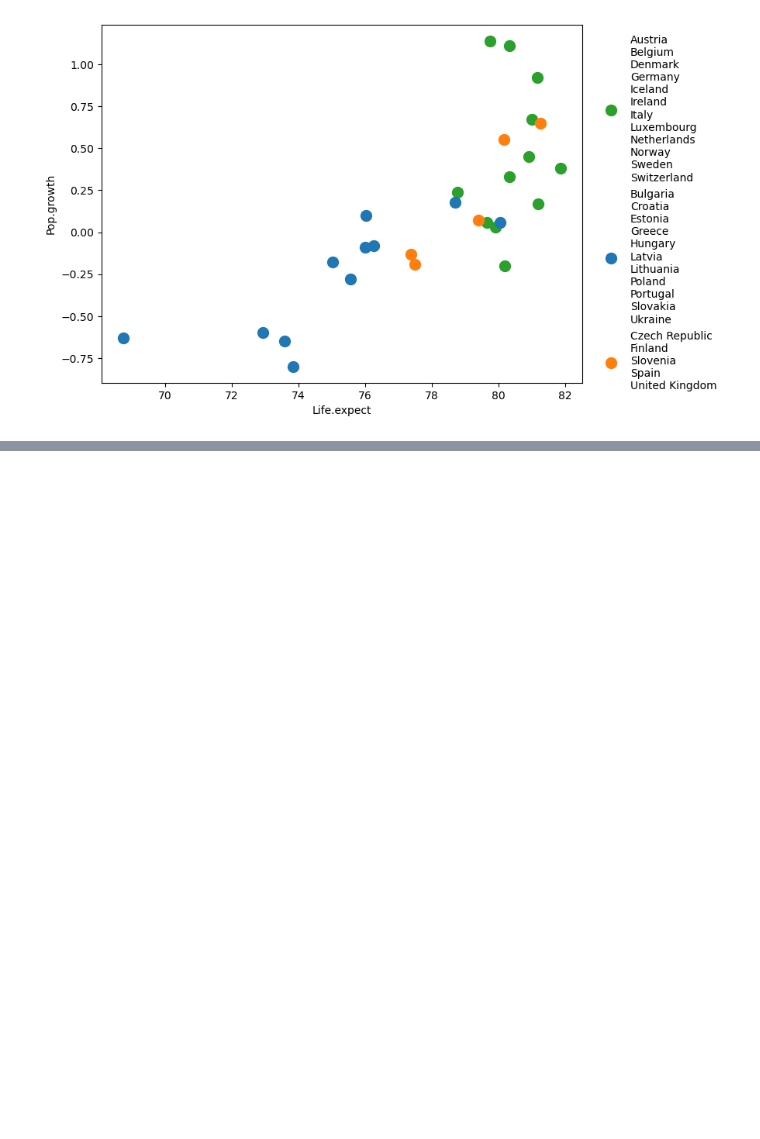
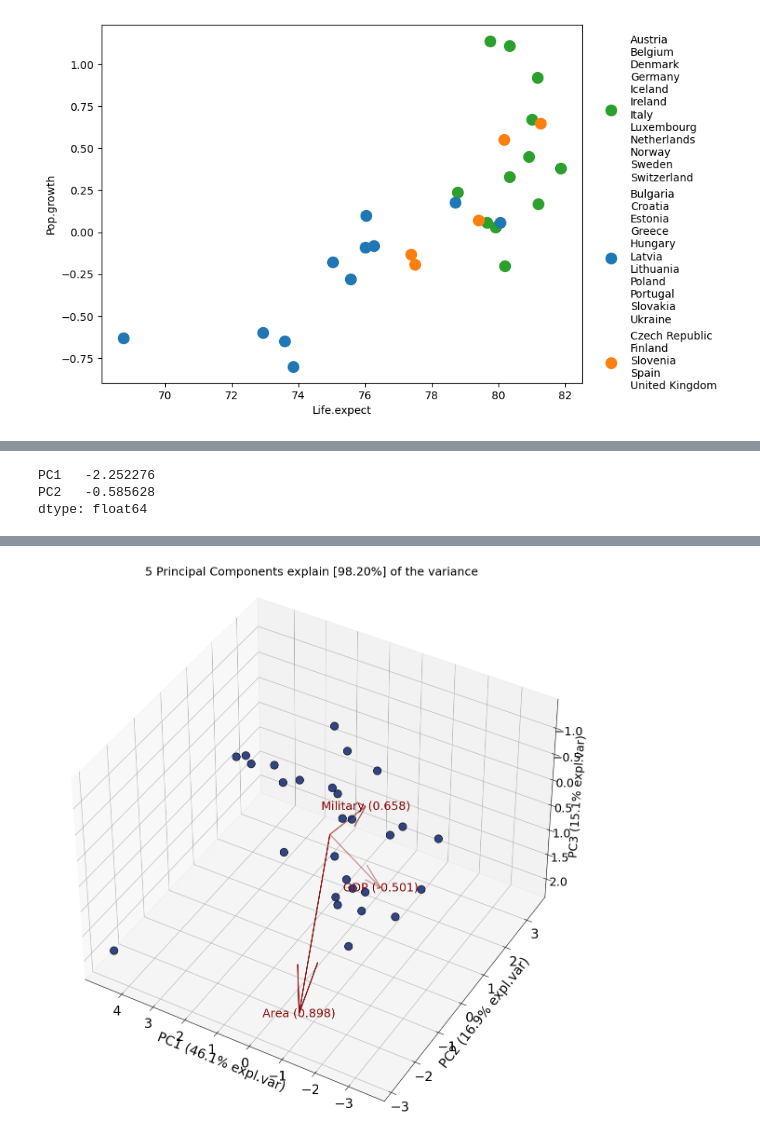
Before and after one commit to ArianSAGGESE7/sia-tp4, a Jupyter notebook: notebooks/TareaPCA.ipynb, the cells around one changed output, grey strips where cells are left out. Saved outputs shown, nothing was run; the diff lists cells and outputs as text; code cells hidden in the pictures; blank space fills up the shorter version.

```diff
--- a/notebooks/TareaPCA.ipynb
+++ b/notebooks/TareaPCA.ipynb
@@ -170,0 +282,14 @@ plt.show()
+# %%
+# Para el caso del GDP sobre el grafico anterior
+ans = results_scaled["loadings"] @ np.array([0, 1, 0, 0, 0, 0, 0])
+# factor de escala es 4.5 en el grafico - a fines graficos
+ans.iloc[:2] * 4.5
+# %% [output]
+PC1   -2.252276
+PC2   -0.585628
+dtype: float64
+# %%
+model = model_scaled
+fig, ax = model.biplot(n_feat=3, PC=[0, 1, 2])
+plt.show()
+# %% [output]
@@ -170,0 +299 @@ plt.show()
+[figure, added]
```
Also changed, not shown: parts of 16 cells of this notebook.
